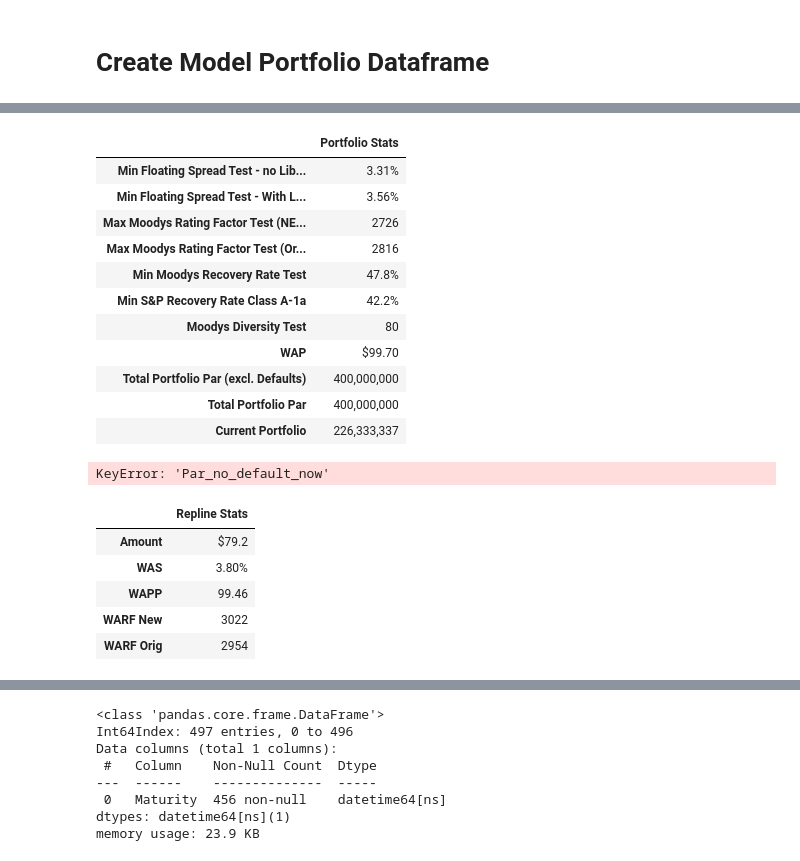
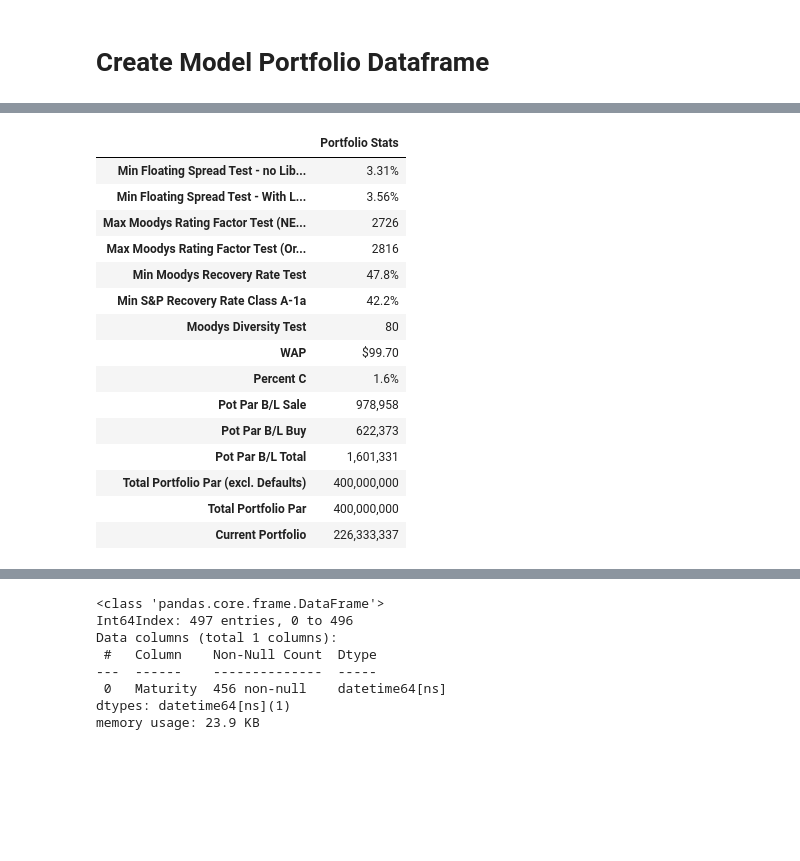
Before and after one commit to joshknechtel-gs/RM-IT, a Jupyter notebook: CLO Model Portfolio-Working.ipynb, the cells around one changed output, grey strips where cells are left out. Saved outputs shown, nothing was run; the diff lists cells and outputs as text; code cells hidden in the pictures; blank space fills up the shorter version.

```diff
--- a/CLO Model Portfolio-Working.ipynb
+++ b/CLO Model Portfolio-Working.ipynb
@@ -536,0 +615,6 @@ memory usage: 381.1+ KB
+# %%
+model_port = mil_par_build_loss(model_port)
+model_port = mc_WARF(model_port,pot_trade_size=1000000)
+model_port = MC_diversity_score(model_port, ind_avg_eu, pot_trade_size=1000000)
+model_port = mc_WAS(model_port,pot_trade_size=1000000)
+model_port = mc_WAPP(model_port,pot_trade_size=1000000)
@@ -557,28 +648,20 @@ memory usage: 381.1+ KB
 # %%
-Port_stats(model_port,ind_avg_eu)
+pstats = Port_stats(model_port,ind_avg_eu)
+pstats
 # %% [output]
 |  | Portfolio Stats |
 | Min Floating Spread Test - no Lib... | 3.31% |
 | Min Floating Spread Test - With L... | 3.56% |
 | Max Moodys Rating Factor Test (NE... | 2726 |
 | Max Moodys Rating Factor Test (Or... | 2816 |
 | Min Moodys Recovery Rate Test | 47.8% |
 | Min S&P Recovery Rate Class A-1a | 42.2% |
 | Moodys Diversity Test | 80 |
 | WAP | $99.70 |
+| Percent C | 1.6% |
+| Pot Par B/L Sale | 978,958 |
+| Pot Par B/L Buy | 622,373 |
+| Pot Par B/L Total | 1,601,331 |
 | Total Portfolio Par (excl. Defaults) | 400,000,000 |
 | Total Portfolio Par | 400,000,000 |
 | Current Portfolio | 226,333,337 |
-# %%
-Port_stats_delta(model_port, ind_avg_eu)
-# %% [output]
-KeyError: 'Par_no_default_now'
-# %%
-replines(model_port)
-# %% [output]
-|  | Repline Stats |
-| Amount | $79.2 |
-| WAS | 3.80% |
-| WAPP | 99.46 |
-| WARF New | 3022 |
-| WARF Orig | 2954 |
```
Also changed, not shown: parts of 52 cells of this notebook.
